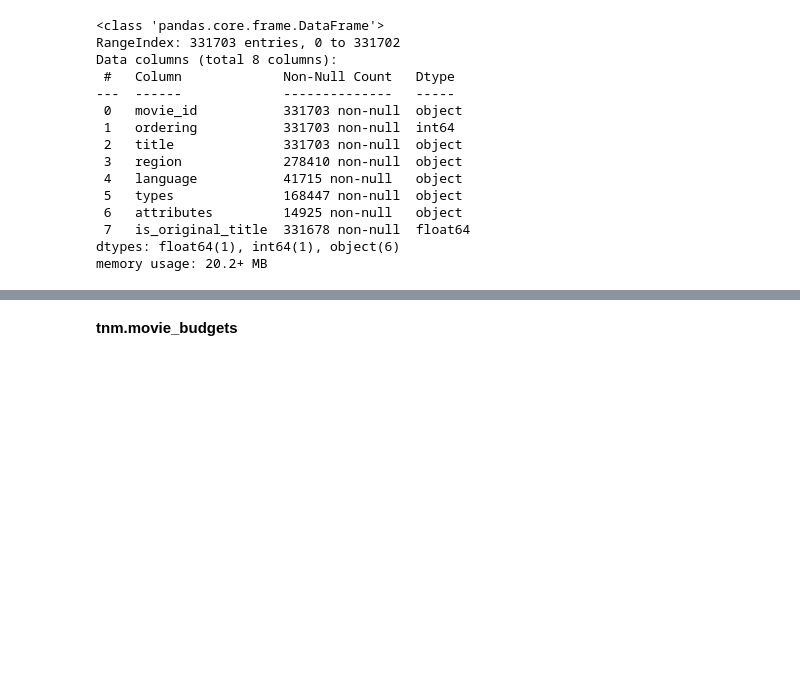
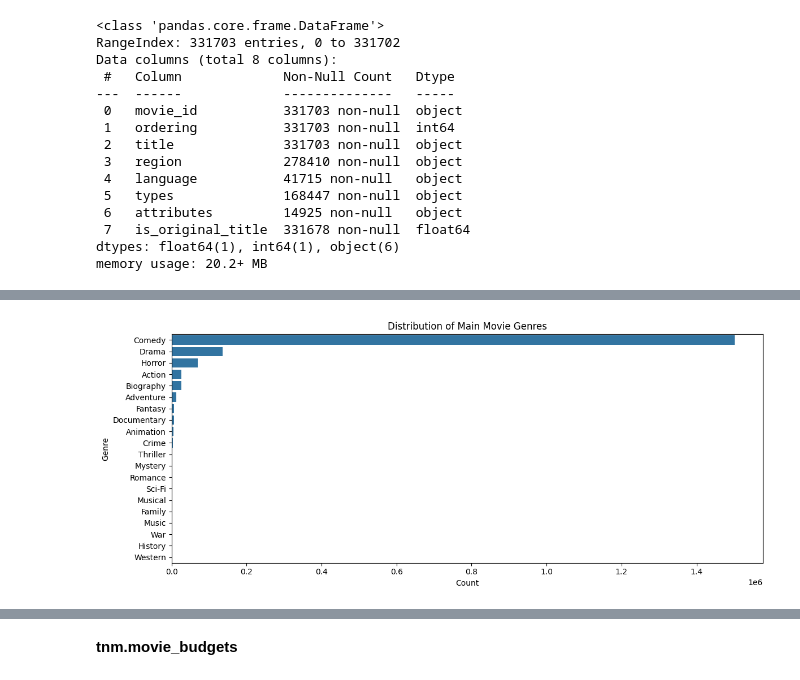
Before and after one commit to msnjerig/dsc-phase-2-project-v3, a Jupyter notebook: exploratory.ipynb, the cells around one changed output, grey strips where cells are left out. Cells and saved outputs as stored; diff of their text form; code cells hidden in the pictures; blank space fills up the shorter version.

Commit message:
Perfomed Bivariate and Multivariate Analysis

```diff
--- a/exploratory.ipynb
+++ b/exploratory.ipynb
@@ -453,0 +637,19 @@ memory usage: 47.1+ MB
+# %%
+#CLeaning the imdb_2 df
+
+# drop rows missing values
+imdb_df_clean2 = imdb_df2.dropna(subset=['runtime_minutes', 'genres', 'director_name', 'writer_name'])
+
+# keep movies with votes > 1000
+imdb_df_clean2 = imdb_df_clean2[imdb_df_clean2['numvotes'] >= 1000]
+
+# filter out extreme runtimes
+imdb_df_clean2 = imdb_df_clean2[(imdb_df_clean2['runtime_minutes'] >= 30) & (imdb_df_clean2['runtime_minutes'] <= 240)]
+
+# extract main genre
+imdb_df_clean2['genre_main'] = imdb_df_clean2['genres'].apply(lambda x: x.split(',')[0] if isinstance(x, str) else x)
+
+# Create a decade column
+imdb_df_clean2['decade'] = (imdb_df_clean2['start_year'] // 10) * 10
+
+imdb_df_clean2.head()
@@ -453,0 +693,11 @@ memory usage: 47.1+ MB
+# %%
+# univariate analysis
+plt.figure(figsize=(12,5))
+sns.countplot(data=imdb_df_clean2, y='genre_main', order=imdb_df_clean2['genre_main'].value_counts().index)
+plt.title('Distribution of Main Movie Genres')
+plt.xlabel('Count')
+plt.ylabel('Genre')
+plt.tight_layout()
+plt.show()
+# %% [output]
+[figure, added]
```
Also changed, not shown: parts of 33 cells of this notebook.
